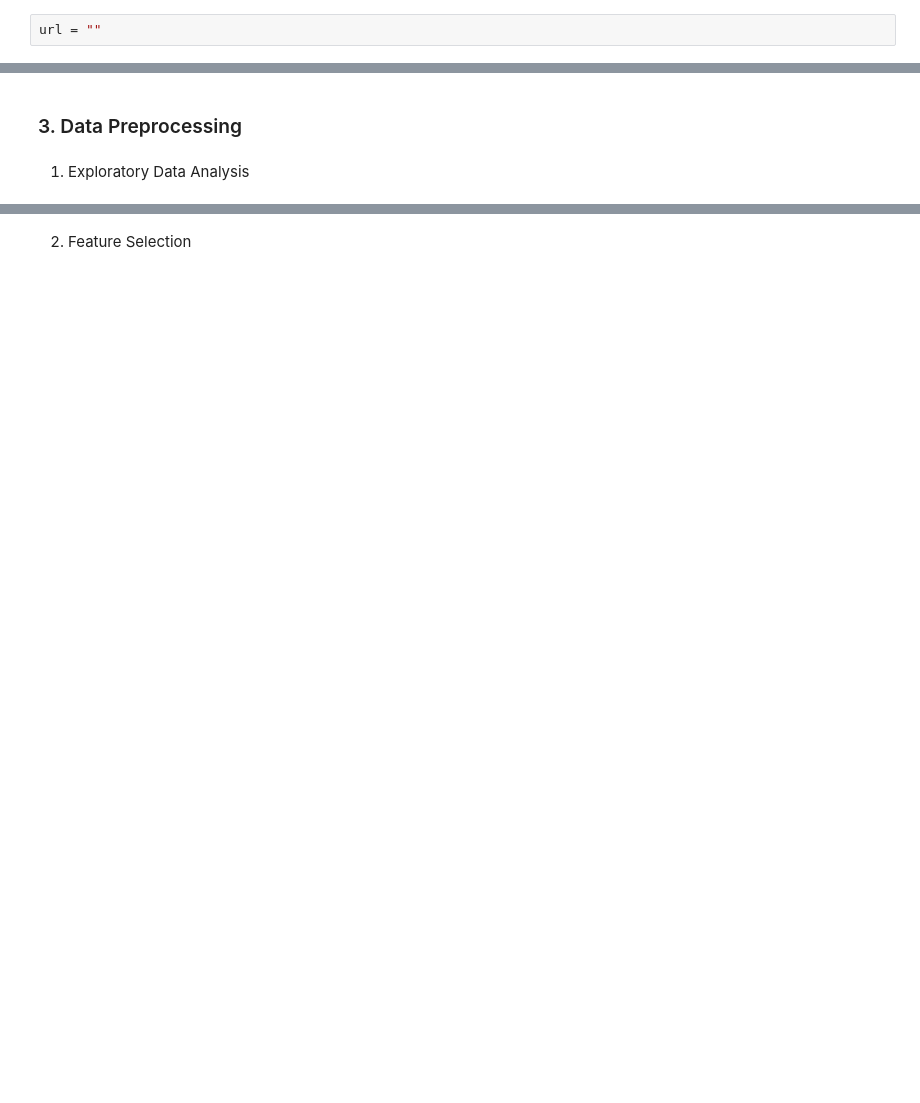
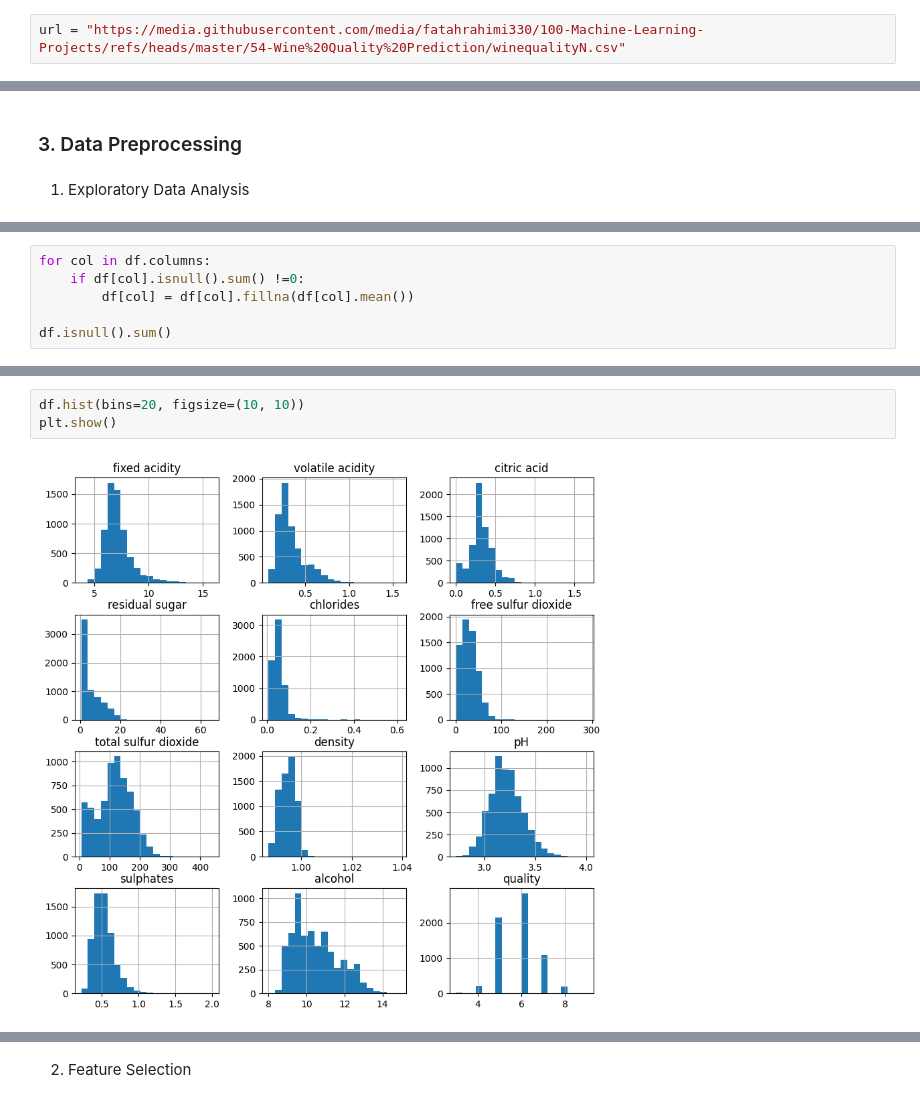
Before and after one commit to fatahrahimi330/100-Machine-Learning-Projects, a Jupyter notebook: 54-Wine Quality Prediction/WineQualityPrediction.ipynb, the cells around one changed output, grey strips where cells are left out. Cells and saved outputs as stored; diff of their text form; blank space fills up the shorter version.

Commit message:
Wine Quality Prediction Project

```diff
--- a/54-Wine Quality Prediction/WineQualityPrediction.ipynb
+++ b/54-Wine Quality Prediction/WineQualityPrediction.ipynb
@@ -10,7 +10,7 @@ import seaborn as sns
 # %% [markdown]
 ### 2. Loading Dataset
 # %%
-url = ""
+url = "https://media.githubusercontent.com/media/fatahrahimi330/100-Machine-Learning-Projects/refs/heads/master/54-Wine%20Quality%20Prediction/winequalityN.csv"
 # %%
 df = pd.read_csv(url)
 df.head()
@@ -20,0 +89,6 @@ df.head()
+# %%
+for col in df.columns:
+    if df[col].isnull().sum() !=0:
+        df[col] = df[col].fillna(df[col].mean())
+
+df.isnull().sum()
@@ -20,0 +111,5 @@ df.head()
+# %%
+df.hist(bins=20, figsize=(10, 10))
+plt.show()
+# %% [output]
+[figure, added]
```
Also changed, not shown: parts of 21 cells of this notebook, 5 other files.
